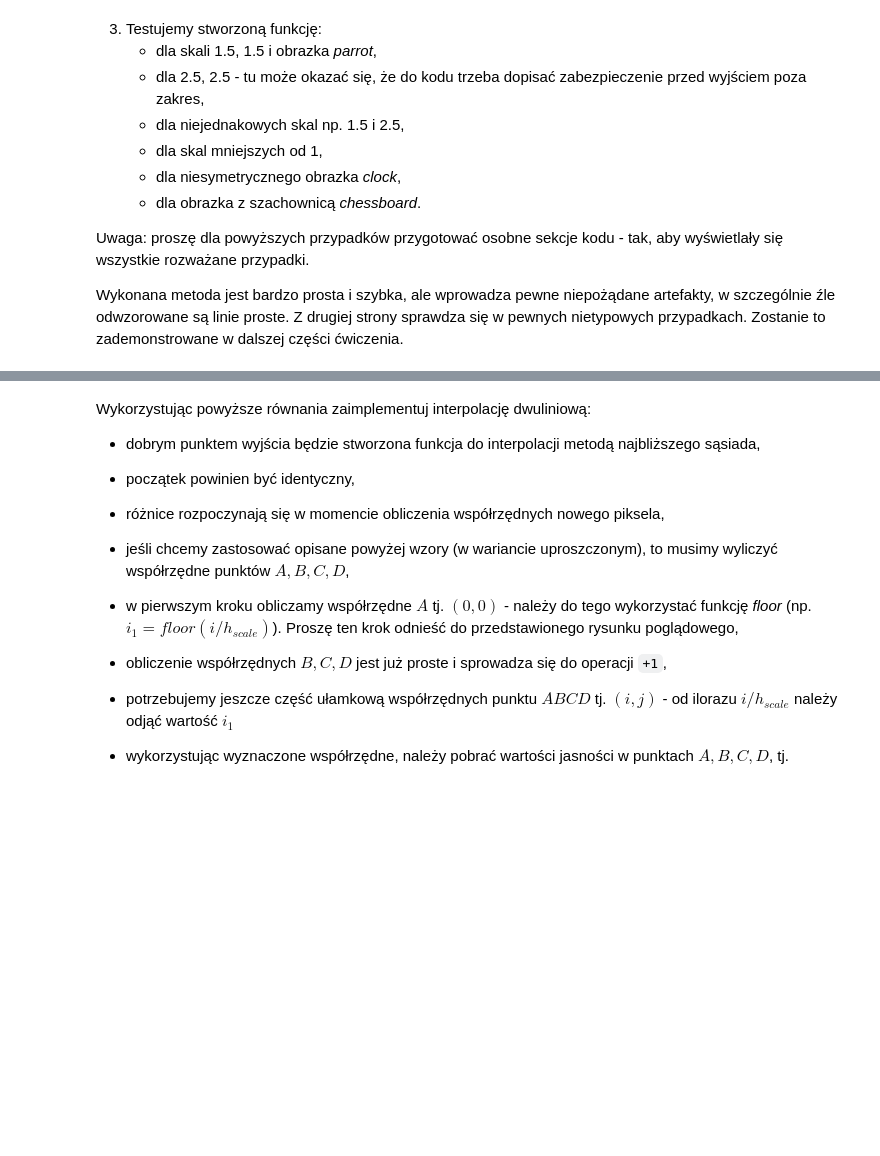
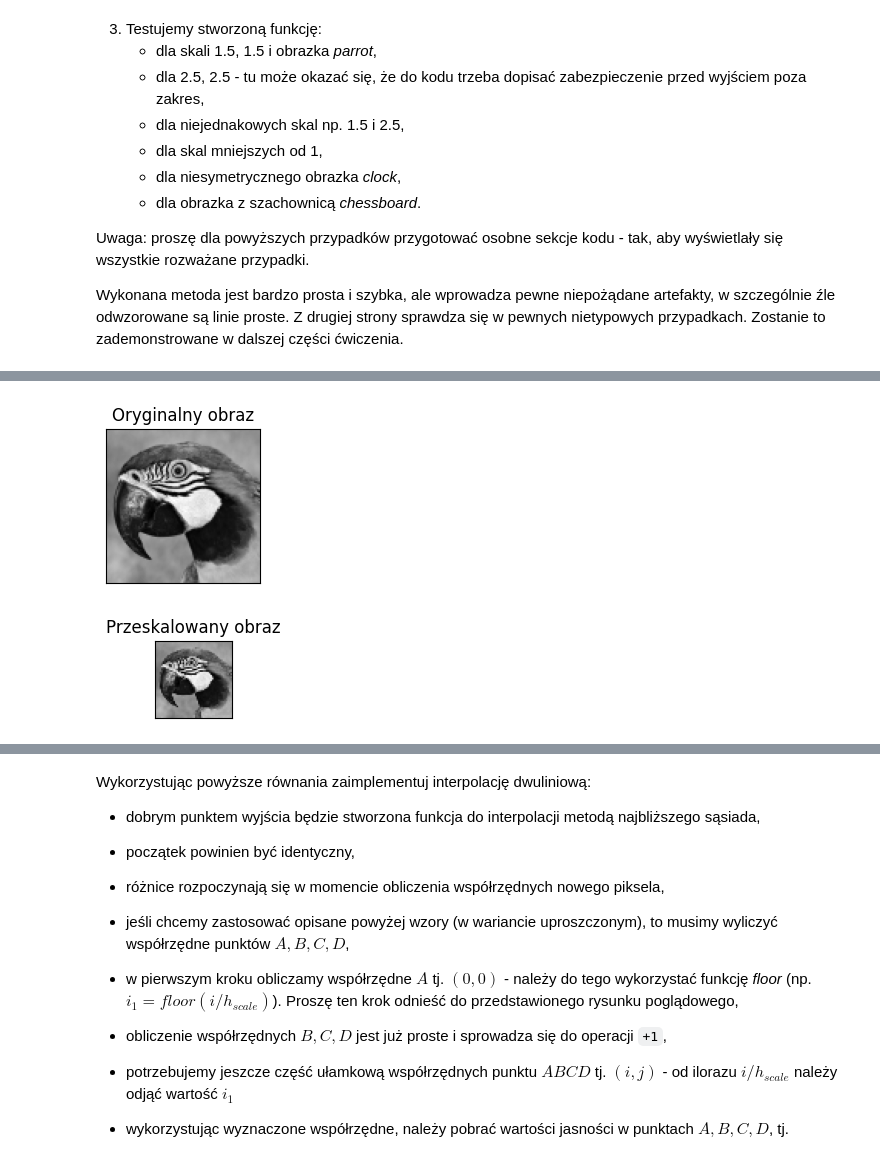
Before and after one commit to igaantonik/Introduction-to-Digital-Image-Processing, a Jupyter notebook: lab5/05_resolution.ipynb, the cells around one changed output, grey strips where cells are left out. Drawn from its saved outputs; the diff is of its cells as text; code cells hidden in the pictures; blank space fills up the shorter version.

```diff
--- a/lab5/05_resolution.ipynb
+++ b/lab5/05_resolution.ipynb
@@ -111,0 +164,6 @@ Zostanie to zademonstrowane w dalszej części ćwiczenia.
+# %%
+resized_image = interpolation(parrot, (0.5, 0.5))
+show_images(parrot, resized_image)
+# %% [output]
+[figure, added]
+[figure, added]
```
Also changed, not shown: parts of 31 cells of this notebook.
